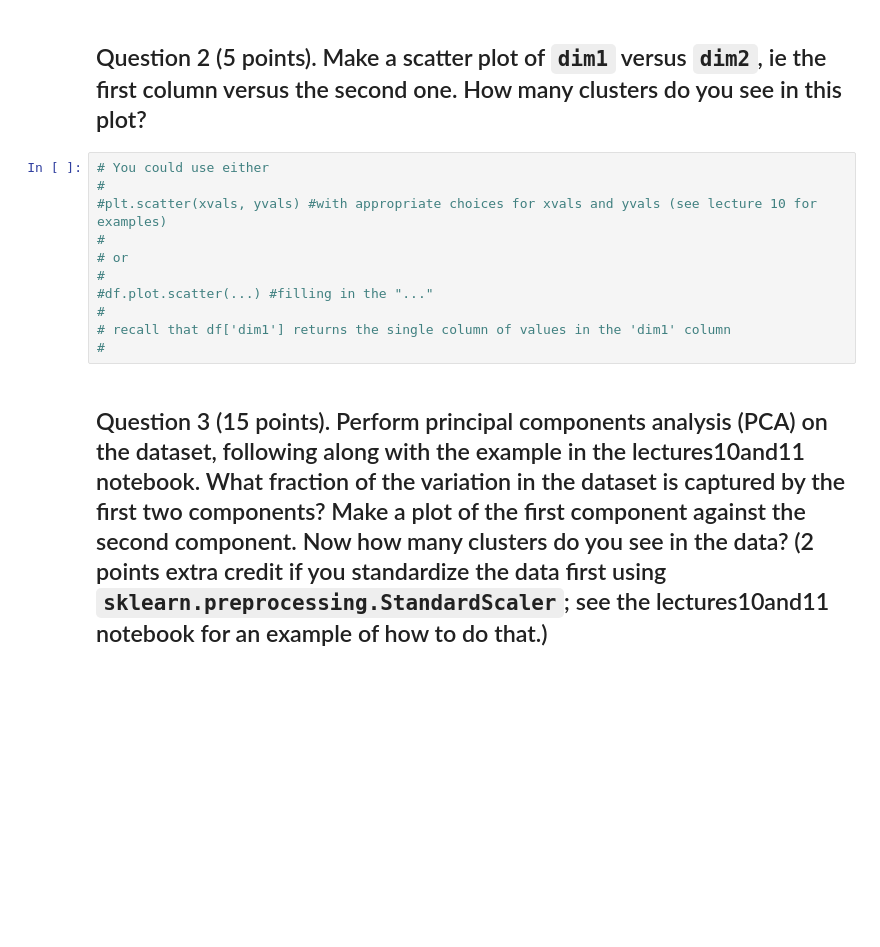
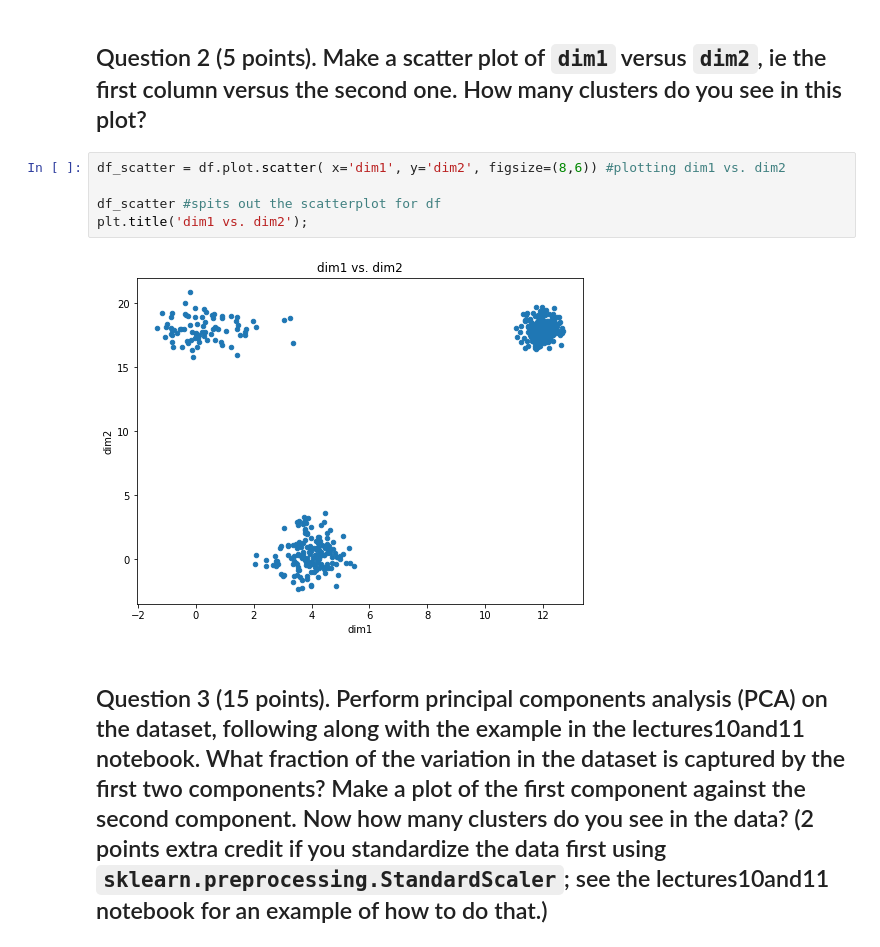
Before and after one commit to coohleencoombes/tfcb-homework05, a Jupyter notebook: homework05/homework05.ipynb, the cells around one changed output. Saved outputs shown, nothing was run; the diff lists cells and outputs as text; blank space fills up the shorter version.

```diff
--- a/homework05/homework05.ipynb
+++ b/homework05/homework05.ipynb
@@ -16,15 +32,11 @@ df = pd.read_csv(datafile) # df for dataframe but you can call it whatever you l
 # %% [markdown]
 ## Question 2 (5 points). Make a scatter plot of `dim1` versus `dim2`, ie the first column versus the second one. How many clusters do you see in this plot?
-# %%
-# You could use either
-#
-#plt.scatter(xvals, yvals) #with appropriate choices for xvals and yvals (see lecture 10 for examples)
-#
-# or
-#
-#df.plot.scatter(...) #filling in the "..."
-#
-# recall that df['dim1'] returns the single column of values in the 'dim1' column
-#
+# %%
+df_scatter = df.plot.scatter( x='dim1', y='dim2', figsize=(8,6)) #plotting dim1 vs. dim2
+
+df_scatter #spits out the scatterplot for df
+plt.title('dim1 vs. dim2');
+# %% [output]
+[figure, added]
 # %% [markdown]
 ## Question 3 (15 points). Perform principal components analysis (PCA) on the dataset, following along with the example in the lectures10and11 notebook. What fraction of the variation in the dataset is captured by the first two components? Make a plot of the first component against the second component. Now how many clusters do you see in the data? (2 points extra credit if you standardize the data first using `sklearn.preprocessing.StandardScaler`; see the lectures10and11 notebook for an example of how to do that.)
```
Also changed, not shown: parts of 14 cells of this notebook, 2 other files.
